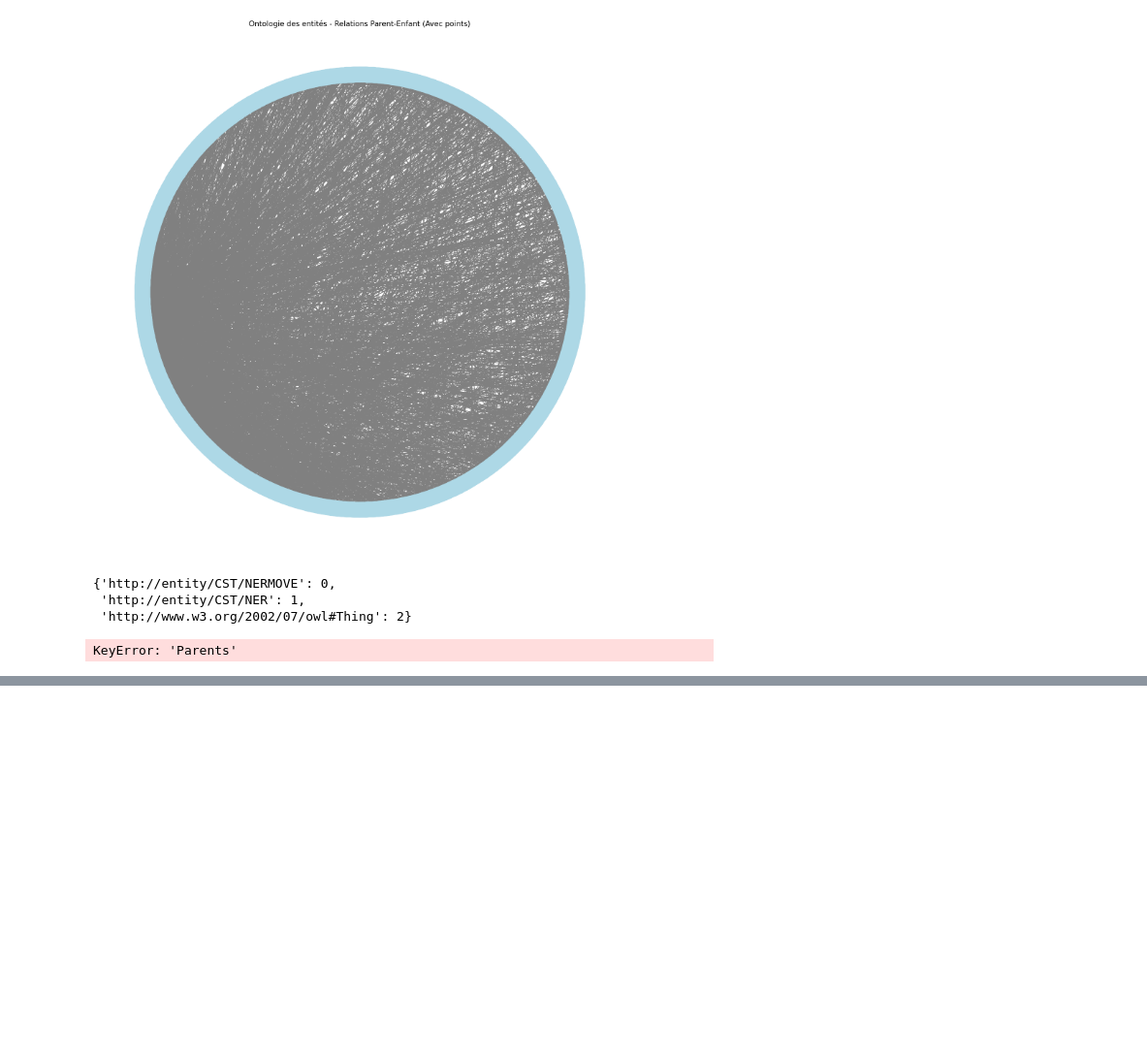
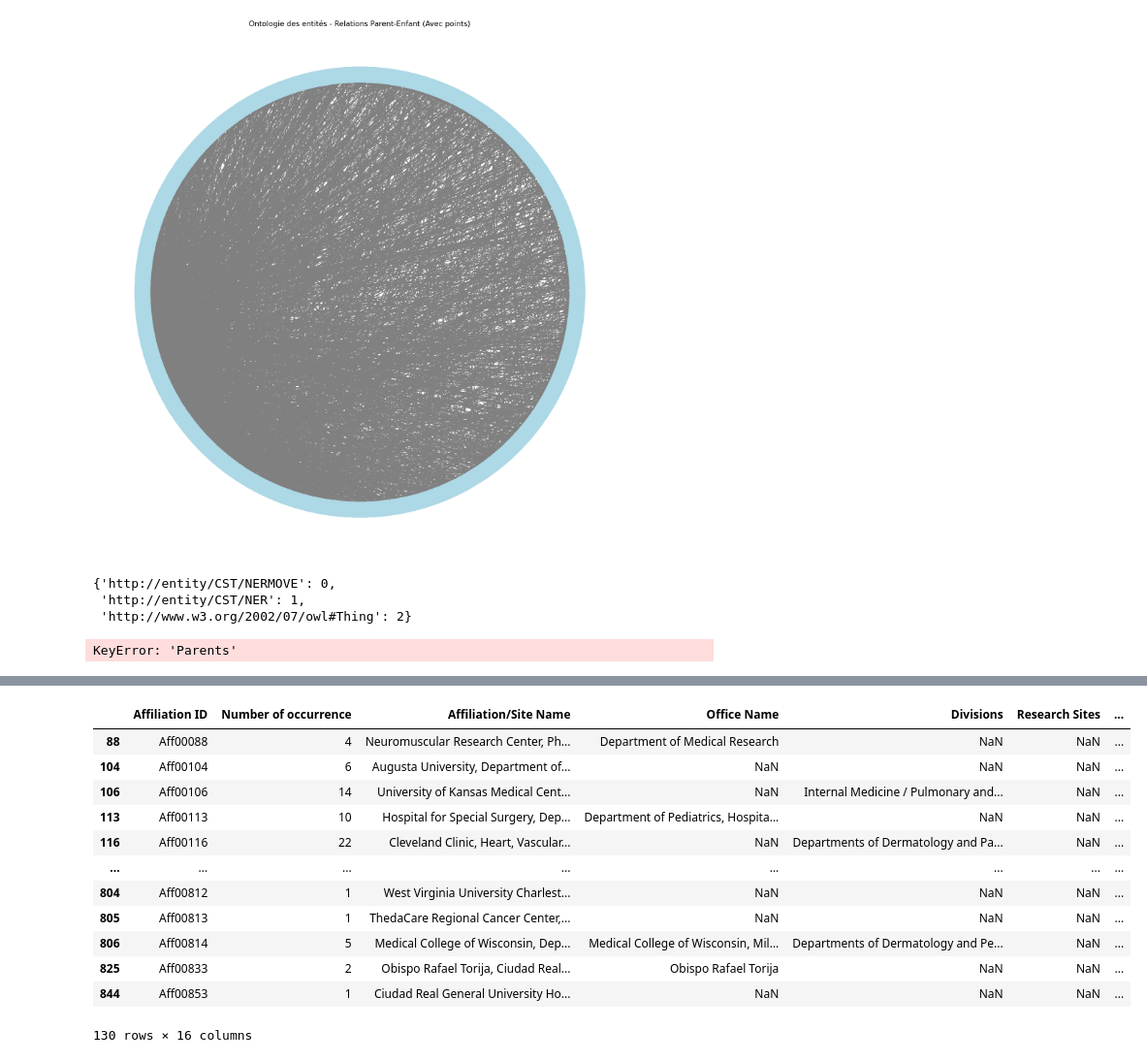
Before and after one commit to freuxy/AS_Test_API, a Jupyter notebook: exploration.ipynb, the cells around one changed output, grey strips where cells are left out. Shown at 97% size. Cells and saved outputs as stored; diff of their text form; code cells hidden in the pictures; blank space fills up the shorter version.

```diff
--- a/exploration.ipynb
+++ b/exploration.ipynb
@@ -258,0 +360,3 @@ KeyError: 'Parents'
+# %%
+kol=pd.read_excel('./kol_csv_29_07_2024_drug_and_kol_standardized.xlsx')
+kol.head(10)
@@ -258,0 +375,4 @@ KeyError: 'Parents'
+# %%
+kol=pd.DataFrame(kol)
+kol.describe()
+kol.info()
@@ -258,0 +397,17 @@ KeyError: 'Parents'
+# %%
+collabo= kol[kol['Name Of Collaborators'].notnull()]
+collabo
+# %% [output]
+|  | Affiliation ID | Number of occurrence | Affiliation/Site Name | Office Name | Divisions | Research Sites | ... |
+| 88 | Aff00088 | 4 | Neuromuscular Research Center, Ph... | Department of Medical Research | NaN | NaN | ... |
+| 104 | Aff00104 | 6 | Augusta University, Department of... | NaN | NaN | NaN | ... |
+| 106 | Aff00106 | 14 | University of Kansas Medical Cent... | NaN | Internal Medicine / Pulmonary and... | NaN | ... |
+| 113 | Aff00113 | 10 | Hospital for Special Surgery, Dep... | Department of Pediatrics, Hospita... | NaN | NaN | ... |
+| 116 | Aff00116 | 22 | Cleveland Clinic, Heart, Vascular... | NaN | Departments of Dermatology and Pa... | NaN | ... |
+| ... | ... | ... | ... | ... | ... | ... | ... |
+| 804 | Aff00812 | 1 | West Virginia University Charlest... | NaN | NaN | NaN | ... |
+| 805 | Aff00813 | 1 | ThedaCare Regional Cancer Center,... | NaN | NaN | NaN | ... |
+| 806 | Aff00814 | 5 | Medical College of Wisconsin, Dep... | Medical College of Wisconsin, Mil... | Departments of Dermatology and Pe... | NaN | ... |
+| 825 | Aff00833 | 2 | Obispo Rafael Torija, Ciudad Real... | Obispo Rafael Torija | NaN | NaN | ... |
+| 844 | Aff00853 | 1 | Ciudad Real General University Ho... | NaN | NaN | NaN | ... |
+130 rows × 16 columns
```
Also changed, not shown: parts of 13 cells of this notebook, 2 other files.
